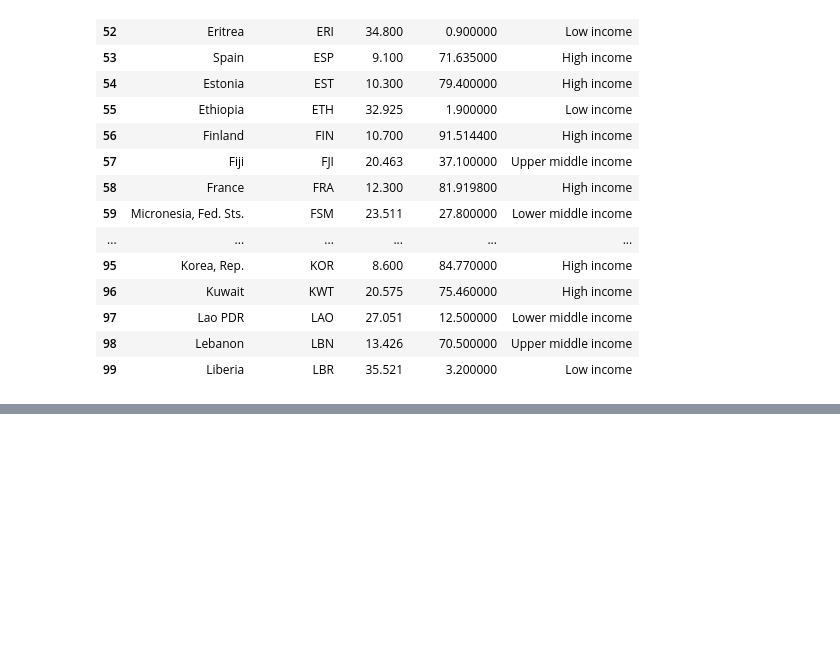
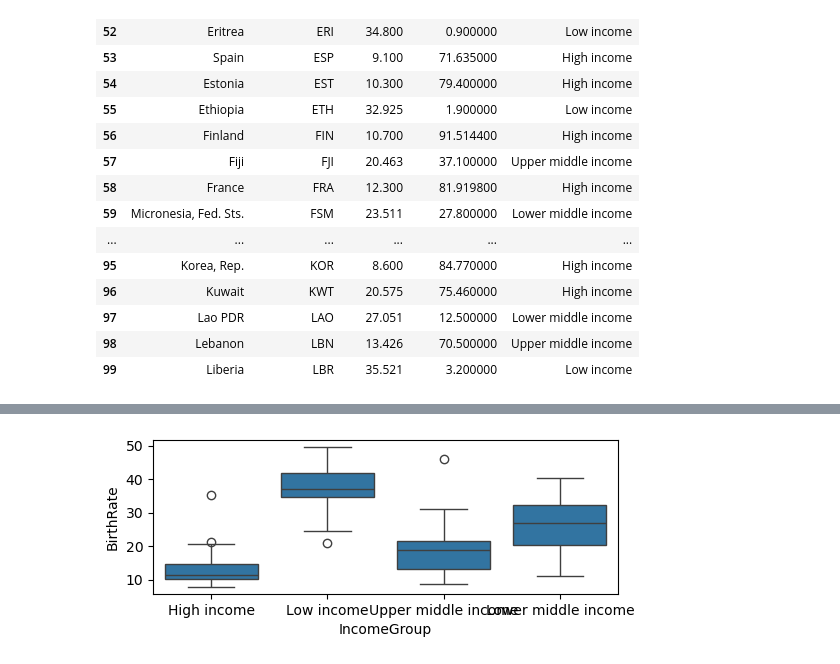
Before and after one commit to Debopoma-Mukherjee/Agentic-AI-Generative-Ai-AI-ML-DA-FSDS-_-CODES-_-EXPERTISE, a Jupyter notebook: 14_pandas_workshop.ipynb, the cells around one changed output, grey strips where cells are left out. Cells and saved outputs as stored; diff of their text form; code cells hidden in the pictures; blank space fills up the shorter version.

```diff
--- a/14_pandas_workshop.ipynb
+++ b/14_pandas_workshop.ipynb
@@ -304,0 +469,5 @@ stats[50:100]
+# %%
+vis1=sns.boxplot(data=stats,x="IncomeGroup",y="BirthRate")
+plt.show()
+# %% [output]
+[figure, added]
```
Also changed, not shown: parts of 27 cells of this notebook.
